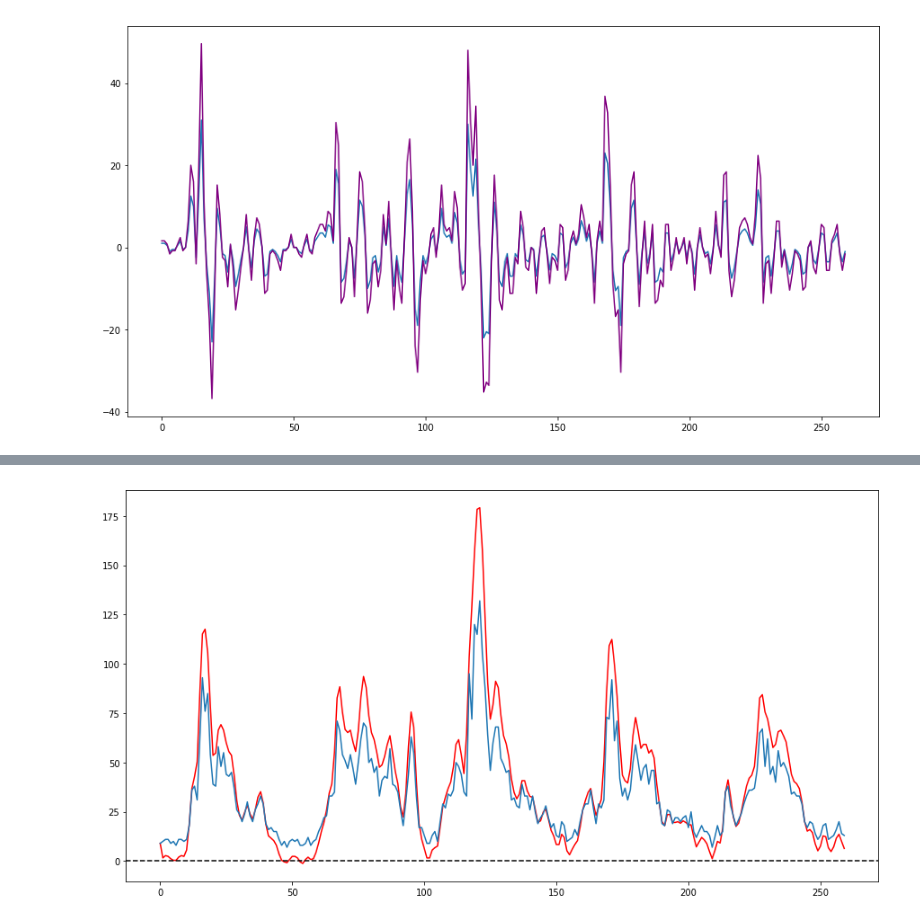
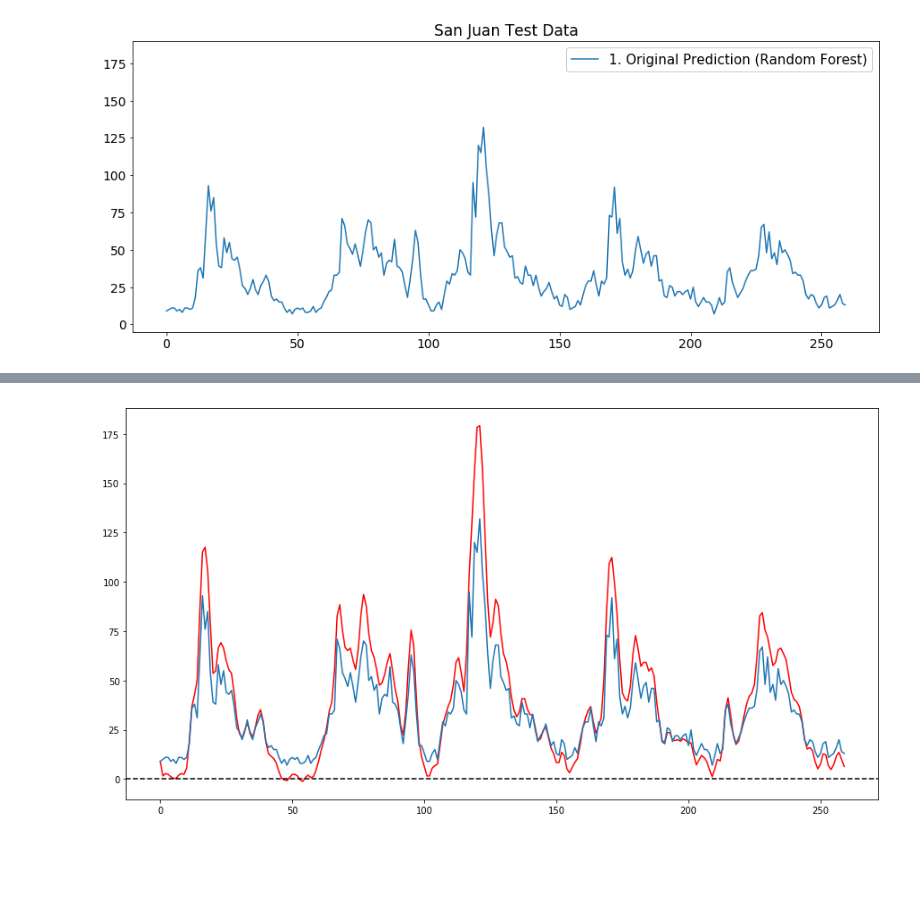
Before and after one commit to conditg/deng-ai, a Jupyter notebook: filterIdea.ipynb, the cells around one changed output, grey strips where cells are left out. Cells and saved outputs as stored; diff of their text form; code cells hidden in the pictures; blank space fills up the shorter version.

```diff
--- a/filterIdea.ipynb
+++ b/filterIdea.ipynb
@@ -47,11 +40,12 @@ plt.show()
-# %%
-deriv = np.gradient(sj1)
-scalar = 1.6
-newderiv = scalar * deriv
-
-plt.figure(figsize=[15,8])
-plt.plot(deriv)
-plt.plot(newderiv, color='purple')
-plt.show()
-# %% [output]
-[figure, removed]
+# %%
+fig = plt.figure(figsize=[15,6])
+fig.patch.set_facecolor('white')
+plt.title('San Juan Test Data', size=17)
+plt.plot(sj1, label='1. Original Prediction (Random Forest)')
+plt.legend(loc=1, framealpha=1, prop={'size': 15})
+plt.xticks(size=14)
+plt.yticks(size=14)
+plt.ylim([-5,190])
+plt.show()
+# %% [output]
+[figure, added]
```
Also changed, not shown: parts of 7 cells of this notebook, 3 other files.
